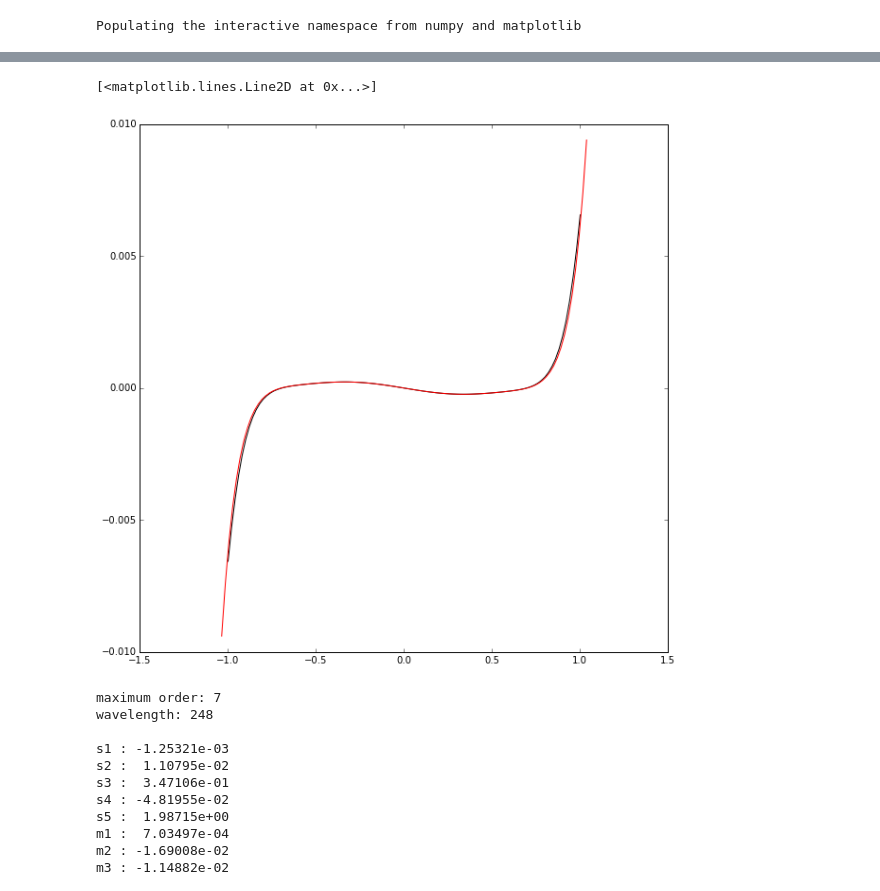
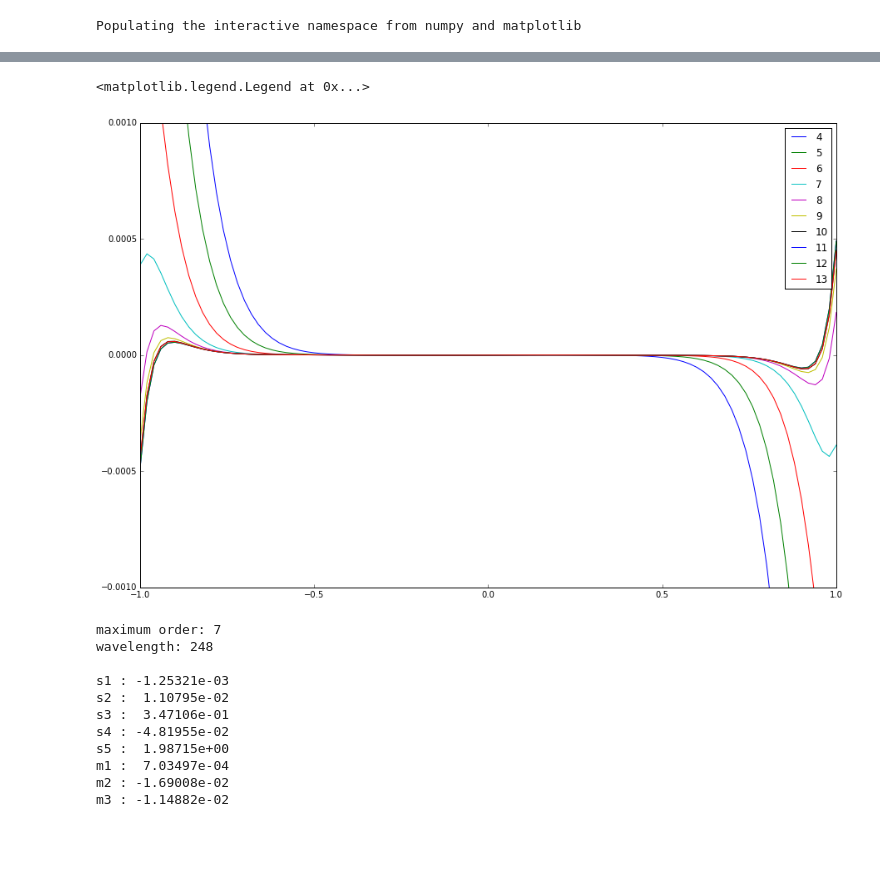
Before and after one commit to quartiq/rayopt-notebooks, a Jupyter notebook: microscope_uv_100x_US06507442-1.ipynb, the cells around one changed output, grey strips where cells are left out. Cells and saved outputs as stored; diff of their text form; code cells hidden in the pictures; blank space fills up the shorter version.

```diff
--- a/microscope_uv_100x_US06507442-1.ipynb
+++ b/microscope_uv_100x_US06507442-1.ipynb
@@ -54,28 +54,26 @@ Image:
 [figure]
 [figure]
 # %%
-import importlib
-import rayopt.poly_trace
-importlib.reload(rayopt.poly_trace)
-PolyTrace = rayopt.poly_trace.PolyTrace
-
 g = GeometricTrace(s)
-o = PolyTrace(s, 7)
 
 z, m = s.pupil((0, 1))
 pu = (m[1, 1] - m[0, 1])/2/s.object.pupil_radius
 
 ss = np.linspace(-1, 1, 101)  # aperture
 tt = 0.*np.ones_like(ss)  # field
-fig, ax = plt.subplots(figsize=(10, 10))
+fig, ax = plt.subplots(figsize=(15, 10))
 
 g.rays((0, tt[0]), np.c_[np.zeros_like(ss), ss], s.wavelengths[0], filter=False)
-ax.plot(-ss, g.y[-1, :, 1], "k")
-ax.plot(-ss/pu, o.evaluate(ss[:, None], tt[:, None]), "r")
-#ax.set_ylim(-1, 1)
+for i in range(4, 14):
+    o = PolyTrace(s, i)
+    #ax.plot(-ss, g.y[-1, :, 1], "k")
+    ax.plot(-ss, o.evaluate(ss[:, None]*pu, tt[:, None])[:, 0] - g.y[-1, :, 1], label=str(i))
+ax.set_xlim(-1, 1)
+ax.set_ylim(-1e-3, 1e-3)
+ax.legend()
 # %% [output]
-[<matplotlib.lines.Line2D at 0x...>]
+<matplotlib.legend.Legend at 0x...>
-[figure, old version]
+[figure, new version]
 # %%
 print(o)
 # %% [output]
```
Also changed, not shown: parts of 1 cell of this notebook.
